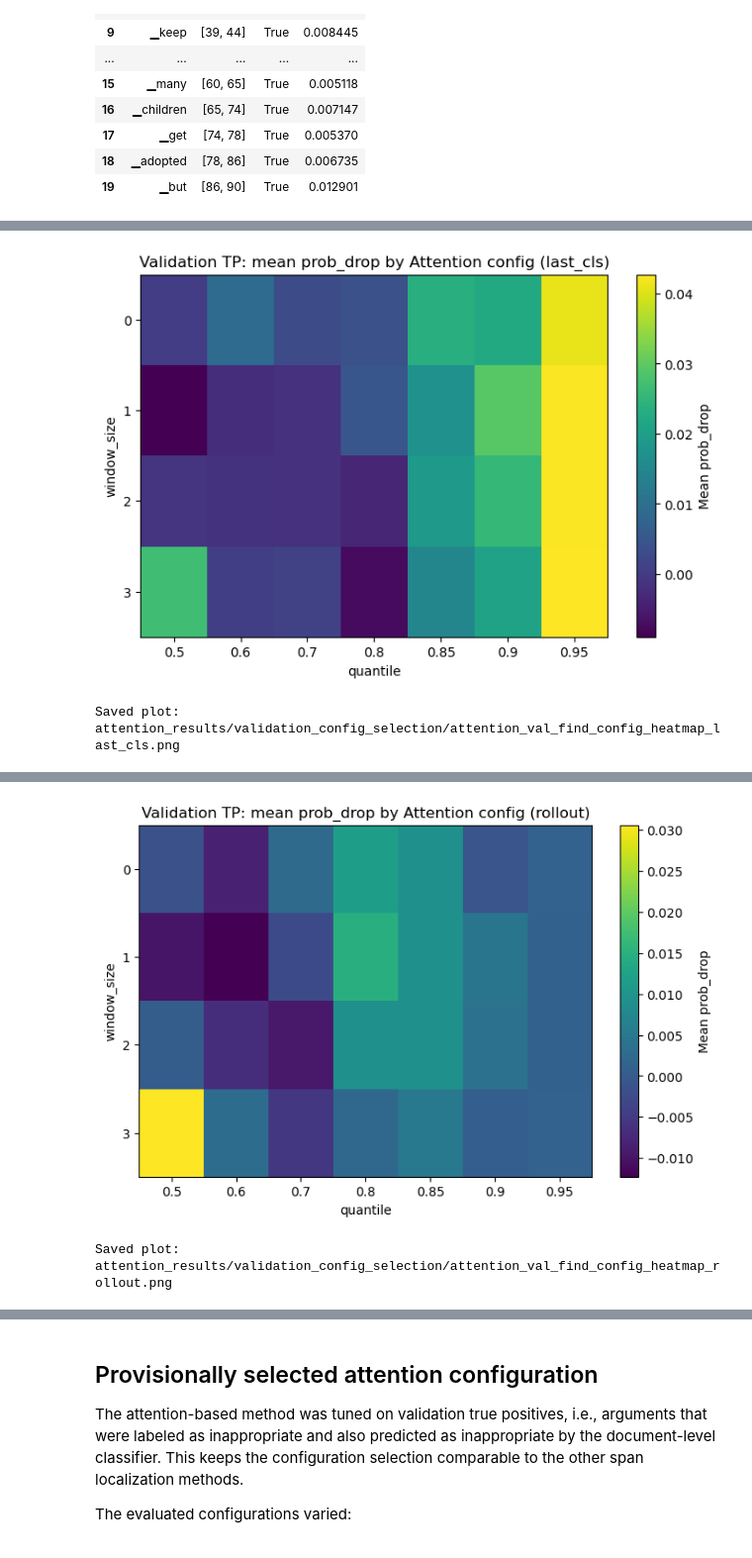
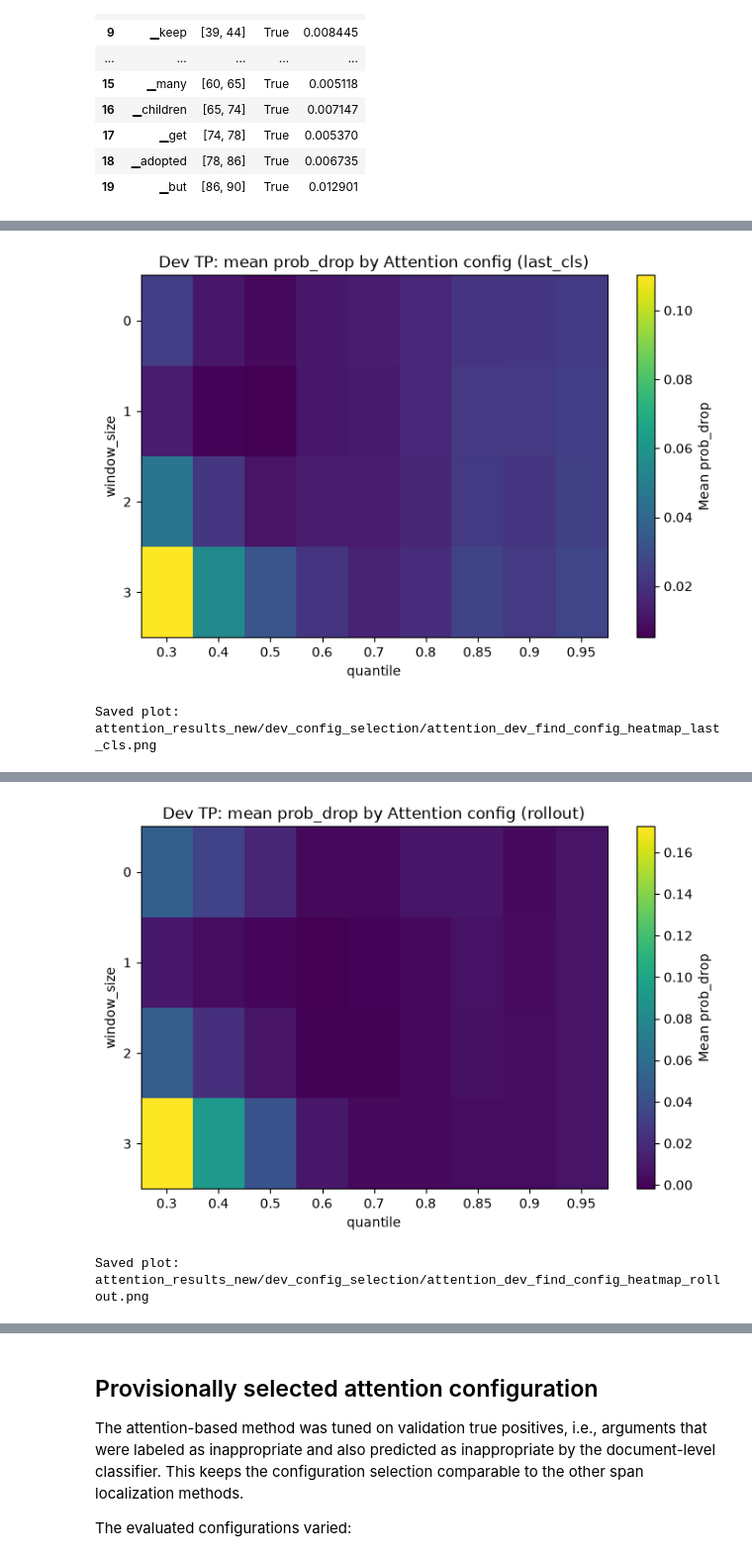
Before and after one commit to Karbs08/Localizing-Inappropriateness-in-Arguments, a Jupyter notebook: attention_spans.ipynb, the cells around one changed output, grey strips where cells are left out. Shown at 99% size. Drawn from its saved outputs; the diff is of its cells as text; code cells hidden in the pictures.

```diff
--- a/attention_spans.ipynb
+++ b/attention_spans.ipynb
@@ -52,7 +43,7 @@ TORCH_DEVICE = "cuda" if torch.cuda.is_available() else "cpu"
 
 # Attention settings
 ATTENTION_METHODS = ["last_cls", "rollout"]
-QUANTILE_VALUES = [0.50, 0.60, 0.70, 0.80, 0.85, 0.90, 0.95]
+QUANTILE_VALUES = [0.3, 0.4, 0.50, 0.60, 0.70, 0.80, 0.85, 0.90, 0.95]
 WINDOW_SIZE_VALUES = [0, 1, 2, 3]
 
 # Output
@@ -1001,24 +1007,24 @@ display(val_config_summary)
 # %%
-val_output_dir = OUTPUT_DIR / "validation_config_selection"
-val_output_dir.mkdir(parents=True, exist_ok=True)
+dev_output_dir = OUTPUT_DIR / "dev_config_selection"
+dev_output_dir.mkdir(parents=True, exist_ok=True)
 
-val_tp_argument_df.to_csv(
-    val_output_dir / "attention_validation_tp_argument_level.csv",
+dev_tp_argument_df.to_csv(
+    dev_output_dir / "attention_dev_tp_argument_level.csv",
     index=False,
     encoding="utf-8"
 )
 
-val_tp_span_df.to_csv(
-    val_output_dir / "attention_validation_tp_span_level.csv",
+dev_tp_span_df.to_csv(
+    dev_output_dir / "attention_dev_tp_span_level.csv",
     index=False,
     encoding="utf-8"
 )
 
-val_config_summary.to_csv(
-    val_output_dir / "attention_validation_config_summary.csv",
+dev_config_summary.to_csv(
+    dev_output_dir / "attention_dev_config_summary.csv",
     index=False,
     encoding="utf-8"
 )
 
-print("Saved validation config selection files to:", val_output_dir)
+print("Saved dev config selection files to:", dev_output_dir)
 # %% [output]
@@ -1026,7 +1032,7 @@ Saved validation config selection files to: attention_results/validation_config_
 # %%
-for method in sorted(val_config_summary["attention_method"].unique()):
-    method_df = val_config_summary[
-        val_config_summary["attention_method"] == method
+for method in sorted(dev_config_summary["attention_method"].unique()):
+    method_df = dev_config_summary[
+        dev_config_summary["attention_method"] == method
     ].copy()
 
     plt.figure(figsize=(8, 5))
@@ -1045,11 +1051,11 @@ for method in sorted(val_config_summary["attention_method"].unique()):
 
     plt.xlabel("window_size")
     plt.ylabel("Mean prob_drop")
-    plt.title(f"Validation TP: window_size elbow by quantile ({method})")
+    plt.title(f"dev TP: window_size elbow by quantile ({method})")
     plt.grid(True)
     plt.legend()
 
-    plot_path = val_output_dir / f"attention_val_window_elbow_by_quantile_{method}.png"
+    plot_path = dev_output_dir / f"attention_dev_window_elbow_by_quantile_{method}.png"
     plt.savefig(plot_path, dpi=300, bbox_inches="tight")
     plt.show()
 
@@ -1062,7 +1068,7 @@ Saved plot: attention_results/validation_config_selection/attention_val_window_e
 # %%
-for method in sorted(val_config_summary["attention_method"].unique()):
-    method_df = val_config_summary[
-        val_config_summary["attention_method"] == method
+for method in sorted(dev_config_summary["attention_method"].unique()):
+    method_df = dev_config_summary[
+        dev_config_summary["attention_method"] == method
     ].copy()
 
     heatmap_data = method_df.pivot(
@@ -1086,14 +1092,14 @@ for method in sorted(val_config_summary["attention_method"].unique()):
 
     plt.xlabel("quantile")
     plt.ylabel("window_size")
-    plt.title(f"Validation TP: mean prob_drop by Attention config ({method})")
+    plt.title(f"Dev TP: mean prob_drop by Attention config ({method})")
 
-    plot_path = val_output_dir / f"attention_val_find_config_heatmap_{method}.png"
+    plot_path = dev_output_dir / f"attention_dev_find_config_heatmap_{method}.png"
     plt.savefig(plot_path, dpi=300, bbox_inches="tight")
     plt.show()
 
     print("Saved plot:", plot_path)
     display(heatmap_data)
 # %% [output]
-[figure, old version]
+[figure, new version]
-Saved plot: attention_results/validation_config_selection/attention_val_find_config_heatmap_last_cls.png
+Saved plot: attention_results_new/dev_config_selection/attention_dev_find_config_heatmap_last_cls.png
@@ -1106,2 +1112,2 @@ Saved plot: attention_results/validation_config_selection/attention_val_find_con
-[figure, old version]
+[figure, new version]
-Saved plot: attention_results/validation_config_selection/attention_val_find_config_heatmap_rollout.png
+Saved plot: attention_results_new/dev_config_selection/attention_dev_find_config_heatmap_rollout.png
```
Also changed, not shown: parts of 32 cells of this notebook, 6 other files.
